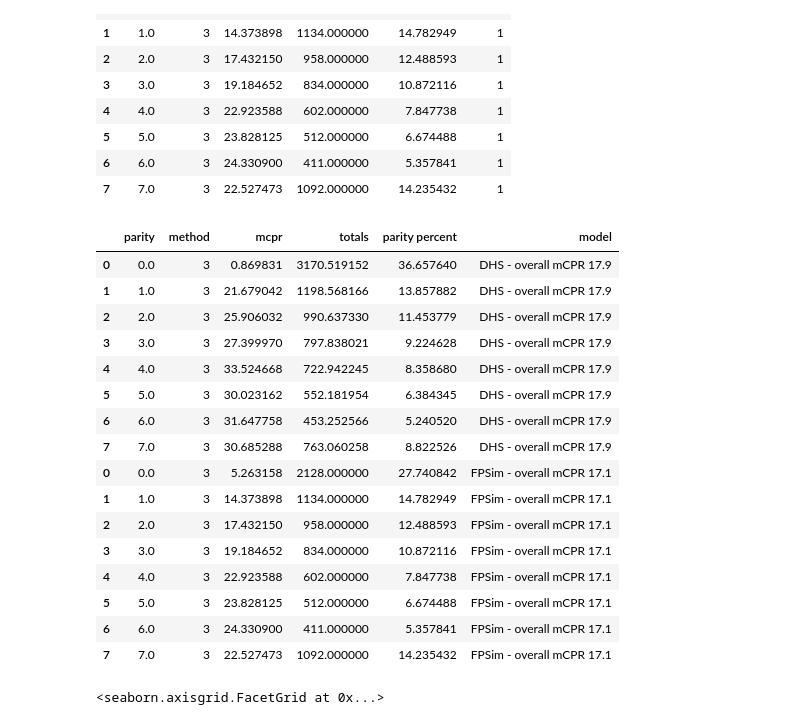
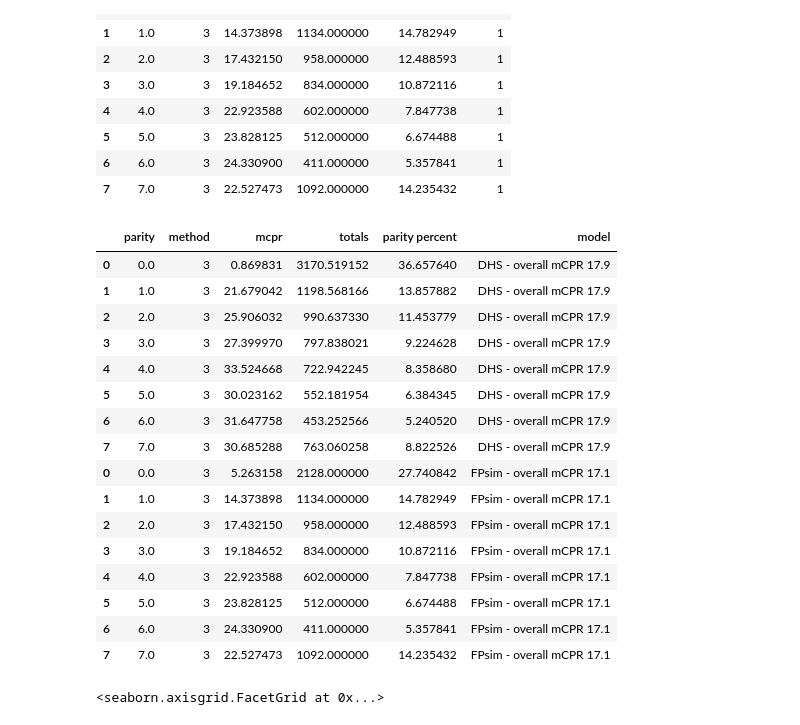
Before and after one commit to fpsim/fpsim, a Jupyter notebook: fp_analyses/Jupyter notebooks/Compare mCPR by parity (v201) in model vs data 8.26.21.ipynb, the cells around one changed output. Saved outputs shown, nothing was run; the diff lists cells and outputs as text; code cells hidden in the pictures.

Commit message:
changing FPSim to FPsim
Former-commit-id: d4c2e72b9eddd68f1eb4ca1792a4ff728835908d

```diff
--- a/fp_analyses/Jupyter notebooks/Compare mCPR by parity (v201) in model vs data 8.26.21.ipynb
+++ b/fp_analyses/Jupyter notebooks/Compare mCPR by parity (v201) in model vs data 8.26.21.ipynb
@@ -304,27 +304,27 @@ dhs_vs_model
 | 6 | 6.0 | 3 | 24.330900 | 411.000000 | 5.357841 | 1 |
 | 7 | 7.0 | 3 | 22.527473 | 1092.000000 | 14.235432 | 1 |
 # %%
-source_dict = {0:'DHS - overall mCPR 17.9', 1:'FPSim - overall mCPR 17.1'}
+source_dict = {0:'DHS - overall mCPR 17.9', 1:'FPsim - overall mCPR 17.1'}
 dhs_vs_model['model'] = dhs_vs_model['model'].map(source_dict)
 dhs_vs_model
 # %% [output]
 |  | parity | method | mcpr | totals | parity percent | model |
 | 0 | 0.0 | 3 | 0.869831 | 3170.519152 | 36.657640 | DHS - overall mCPR 17.9 |
 | 1 | 1.0 | 3 | 21.679042 | 1198.568166 | 13.857882 | DHS - overall mCPR 17.9 |
 | 2 | 2.0 | 3 | 25.906032 | 990.637330 | 11.453779 | DHS - overall mCPR 17.9 |
 | 3 | 3.0 | 3 | 27.399970 | 797.838021 | 9.224628 | DHS - overall mCPR 17.9 |
 | 4 | 4.0 | 3 | 33.524668 | 722.942245 | 8.358680 | DHS - overall mCPR 17.9 |
 | 5 | 5.0 | 3 | 30.023162 | 552.181954 | 6.384345 | DHS - overall mCPR 17.9 |
 | 6 | 6.0 | 3 | 31.647758 | 453.252566 | 5.240520 | DHS - overall mCPR 17.9 |
 | 7 | 7.0 | 3 | 30.685288 | 763.060258 | 8.822526 | DHS - overall mCPR 17.9 |
-| 0 | 0.0 | 3 | 5.263158 | 2128.000000 | 27.740842 | FPSim - overall mCPR 17.1 |
-| 1 | 1.0 | 3 | 14.373898 | 1134.000000 | 14.782949 | FPSim - overall mCPR 17.1 |
-| 2 | 2.0 | 3 | 17.432150 | 958.000000 | 12.488593 | FPSim - overall mCPR 17.1 |
-| 3 | 3.0 | 3 | 19.184652 | 834.000000 | 10.872116 | FPSim - overall mCPR 17.1 |
-| 4 | 4.0 | 3 | 22.923588 | 602.000000 | 7.847738 | FPSim - overall mCPR 17.1 |
-| 5 | 5.0 | 3 | 23.828125 | 512.000000 | 6.674488 | FPSim - overall mCPR 17.1 |
-| 6 | 6.0 | 3 | 24.330900 | 411.000000 | 5.357841 | FPSim - overall mCPR 17.1 |
-| 7 | 7.0 | 3 | 22.527473 | 1092.000000 | 14.235432 | FPSim - overall mCPR 17.1 |
+| 0 | 0.0 | 3 | 5.263158 | 2128.000000 | 27.740842 | FPsim - overall mCPR 17.1 |
+| 1 | 1.0 | 3 | 14.373898 | 1134.000000 | 14.782949 | FPsim - overall mCPR 17.1 |
+| 2 | 2.0 | 3 | 17.432150 | 958.000000 | 12.488593 | FPsim - overall mCPR 17.1 |
+| 3 | 3.0 | 3 | 19.184652 | 834.000000 | 10.872116 | FPsim - overall mCPR 17.1 |
+| 4 | 4.0 | 3 | 22.923588 | 602.000000 | 7.847738 | FPsim - overall mCPR 17.1 |
+| 5 | 5.0 | 3 | 23.828125 | 512.000000 | 6.674488 | FPsim - overall mCPR 17.1 |
+| 6 | 6.0 | 3 | 24.330900 | 411.000000 | 5.357841 | FPsim - overall mCPR 17.1 |
+| 7 | 7.0 | 3 | 22.527473 | 1092.000000 | 14.235432 | FPsim - overall mCPR 17.1 |
 # %%
 sns.set(rc={"figure.dpi":300, 'savefig.dpi':300})
 g = sns.relplot(x="parity", y="mcpr", hue = 'model', size="parity percent",
```
Also changed, not shown: parts of 3 cells of this notebook, 1 other file.
